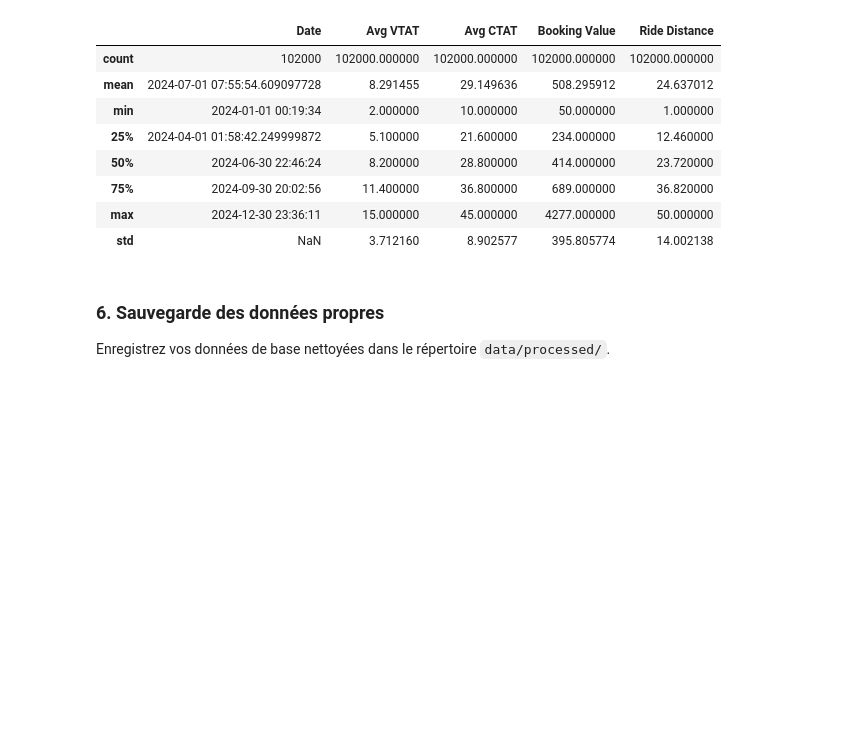
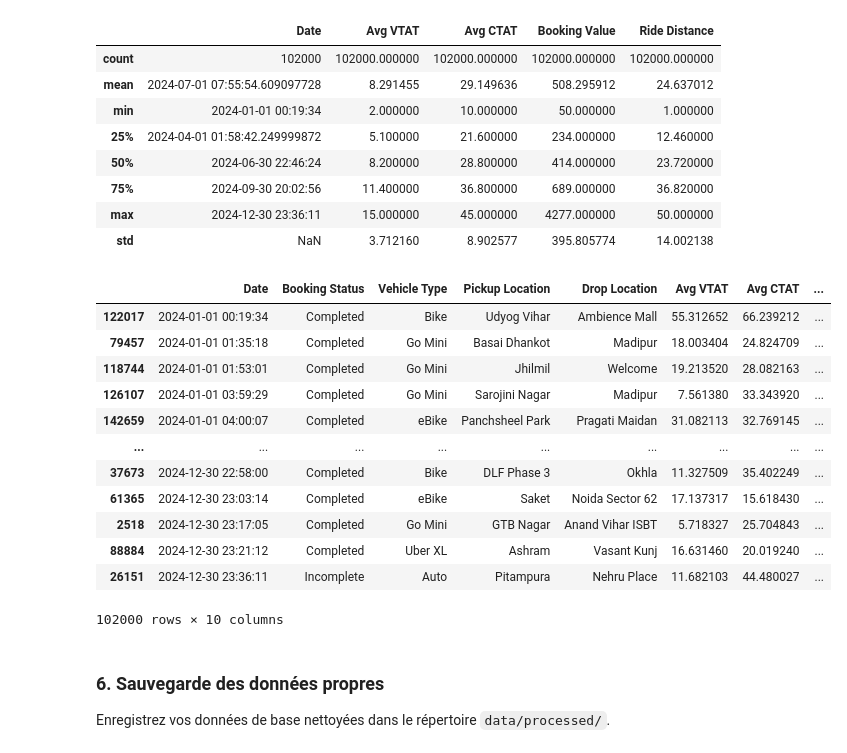
Before and after one commit to RAYWINN43/datascience-projet, a Jupyter notebook: notebooks/02_wrangling.ipynb, the cells around one changed output. Saved outputs shown, nothing was run; the diff lists cells and outputs as text; code cells hidden in the pictures; blank space fills up the shorter version.

Commit message:
Amélioration perturbation des données

```diff
--- a/notebooks/02_wrangling.ipynb
+++ b/notebooks/02_wrangling.ipynb
@@ -270,12 +267,39 @@ df.describe()
 | 75% | 2024-09-30 20:02:56 | 11.400000 | 36.800000 | 689.000000 | 36.820000 |
 | max | 2024-12-30 23:36:11 | 15.000000 | 45.000000 | 4277.000000 | 50.000000 |
 | std | NaN | 3.712160 | 8.902577 | 395.805774 | 14.002138 |
-# %%
-df["Ride Distance"] = [np.exp(-rd.random())*50 + 1 for _ in range(len(df))]
-df["Avg VTAT"] = [np.exp(-rd.random())*45 + 1 for _ in range(len(df))]
-df["Avg VTAT"] = [np.exp(-rd.random())*15 + 1 for _ in range(len(df))]
-df["Booking Value"] = df["Ride Distance"] * (df["Avg VTAT"] + df["Avg CTAT"])
-df["Booking Value"] = df["Booking Value"].map(lambda x : x * (rd.random()+.5))
+# %%
+# On trie les données par date
+df = df.sort_values(by="Date")
+# %%
+# On massacre les données synthétiques pour que ça ressemble un peu plus à quelque chose
+
+df["Ride Distance"] = [np.exp(-rd.random())*50 + 10 for _ in range(len(df))]
+df["Ride Distance"] = df["Ride Distance"].map(lambda x : abs(x + rd.gauss()*5))
+
+df["Avg CTAT"] = df["Ride Distance"].map(lambda x : abs(x/3 + rd.gauss()*15)) + 10
+df["Avg CTAT"] = df["Avg CTAT"].map(lambda x : abs(x + rd.gauss()*5))
+
+df["Avg VTAT"] = [np.exp(-rd.random())*15 + 1/(rd.random()+1e-2) for _ in range(len(df))]
+df["Avg VTAT"] = df["Avg VTAT"].map(lambda x : abs(x + rd.gauss()*5))
+
+df["Booking Value"] = df["Ride Distance"] * (df["Avg VTAT"]/3 + df["Avg CTAT"]) / 2
+df["Booking Value"] = df["Booking Value"].map(lambda x : abs(x + rd.gauss()*10)) + 50
+# %%
+df
+# %% [output]
+|  | Date | Booking Status | Vehicle Type | Pickup Location | Drop Location | Avg VTAT | Avg CTAT | ... |
+| 122017 | 2024-01-01 00:19:34 | Completed | Bike | Udyog Vihar | Ambience Mall | 55.312652 | 66.239212 | ... |
+| 79457 | 2024-01-01 01:35:18 | Completed | Go Mini | Basai Dhankot | Madipur | 18.003404 | 24.824709 | ... |
+| 118744 | 2024-01-01 01:53:01 | Completed | Go Mini | Jhilmil | Welcome | 19.213520 | 28.082163 | ... |
+| 126107 | 2024-01-01 03:59:29 | Completed | Go Mini | Sarojini Nagar | Madipur | 7.561380 | 33.343920 | ... |
+| 142659 | 2024-01-01 04:00:07 | Completed | eBike | Panchsheel Park | Pragati Maidan | 31.082113 | 32.769145 | ... |
+| ... | ... | ... | ... | ... | ... | ... | ... | ... |
+| 37673 | 2024-12-30 22:58:00 | Completed | Bike | DLF Phase 3 | Okhla | 11.327509 | 35.402249 | ... |
+| 61365 | 2024-12-30 23:03:14 | Completed | eBike | Saket | Noida Sector 62 | 17.137317 | 15.618430 | ... |
+| 2518 | 2024-12-30 23:17:05 | Completed | Go Mini | GTB Nagar | Anand Vihar ISBT | 5.718327 | 25.704843 | ... |
+| 88884 | 2024-12-30 23:21:12 | Completed | Uber XL | Ashram | Vasant Kunj | 16.631460 | 20.019240 | ... |
+| 26151 | 2024-12-30 23:36:11 | Incomplete | Auto | Pitampura | Nehru Place | 11.682103 | 44.480027 | ... |
+102000 rows × 10 columns
 # %% [markdown]
 ### 6. Sauvegarde des données propres
 
```
Also changed, not shown: parts of 17 cells of this notebook, 2 other files.
